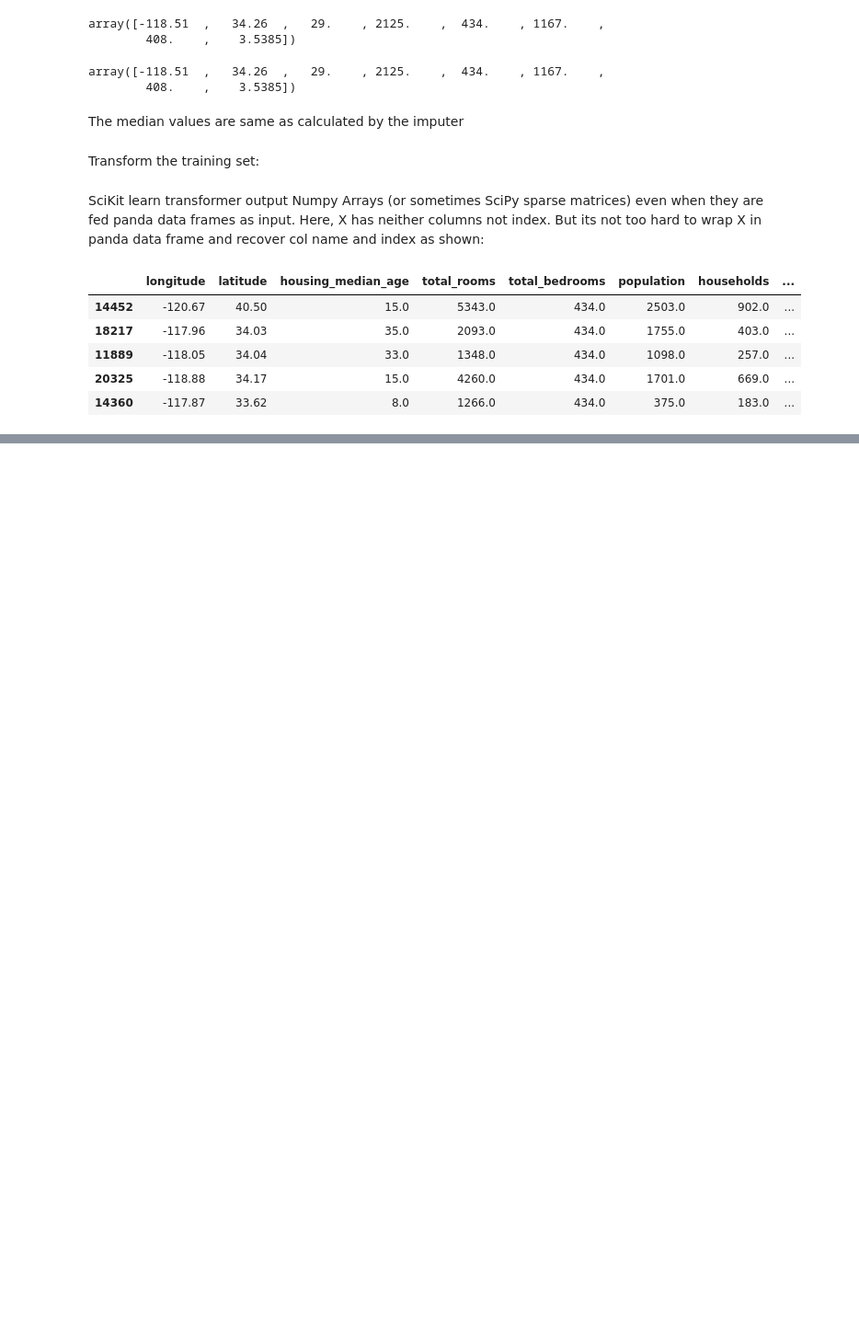
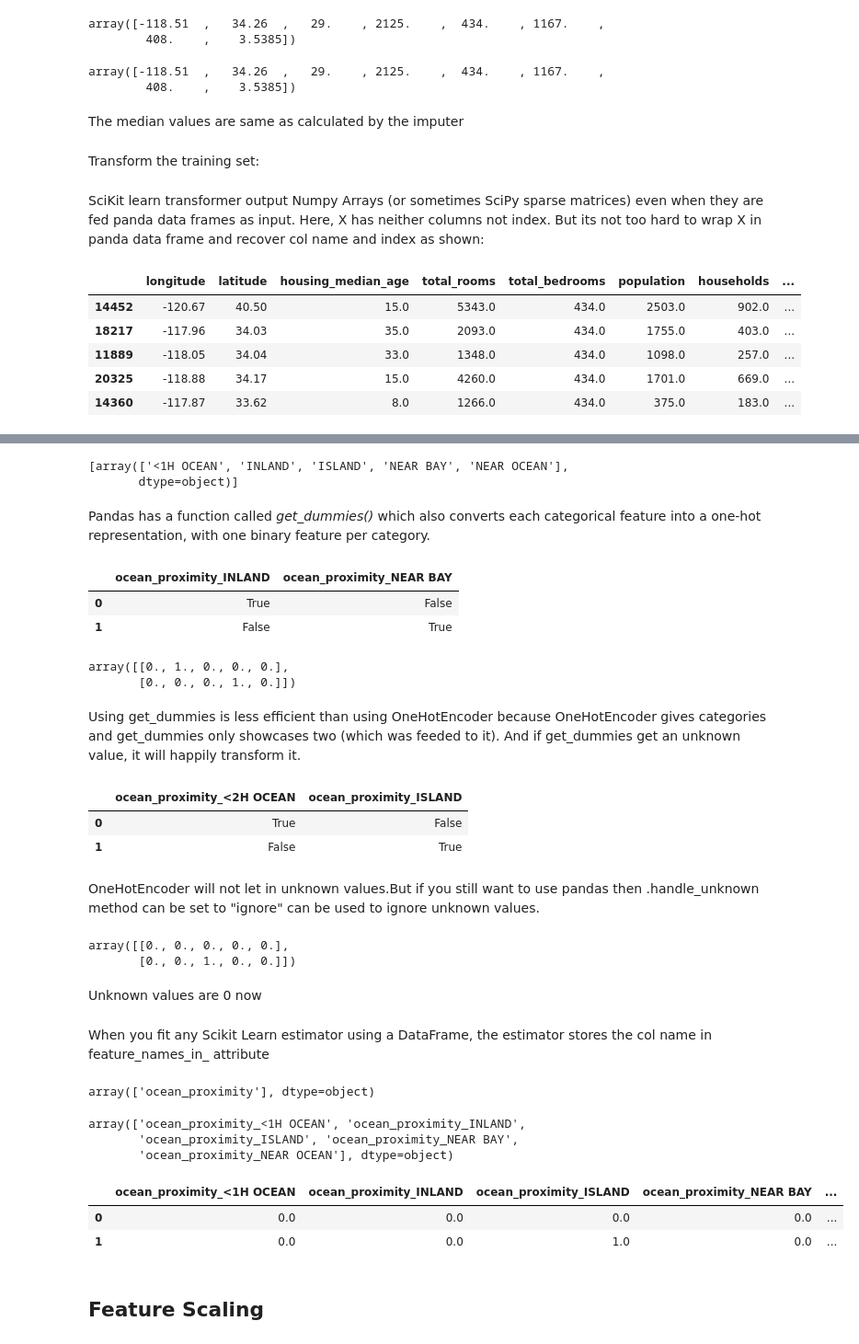
Before and after one commit to sonalsinghk/HandsOnML, a Jupyter notebook: 2_end_to_end_ml_sonal.ipynb, the cells around one changed output, grey strips where cells are left out. Shown at 92% size. Drawn from its saved outputs; the diff is of its cells as text; code cells hidden in the pictures; blank space fills up the shorter version.

```diff
--- a/2_end_to_end_ml_sonal.ipynb
+++ b/2_end_to_end_ml_sonal.ipynb
@@ -521,0 +600,5 @@ housing_tr.loc[null_row_idx].head()
+# %%
+cat_encoder = OneHotEncoder(sparse_output=False)
+
+housing_cat_1hot = cat_encoder.fit_transform(housing_cat)
+housing_cat_1hot
@@ -521,0 +613,62 @@ housing_tr.loc[null_row_idx].head()
+# %%
+cat_encoder.categories_
+# %% [output]
+[array(['<1H OCEAN', 'INLAND', 'ISLAND', 'NEAR BAY', 'NEAR OCEAN'],
+       dtype=object)]
+# %% [markdown]
+Pandas has a function called *get_dummies()* which also converts each categorical feature into a one-hot representation, with one binary feature per category.
+# %%
+df_test = pd.DataFrame({"ocean_proximity":["INLAND","NEAR BAY"]})
+pd.get_dummies(df_test)
+# %% [output]
+|  | ocean_proximity_INLAND | ocean_proximity_NEAR BAY |
+| 0 | True | False |
+| 1 | False | True |
+# %%
+cat_encoder.transform(df_test)
+# %% [output]
+array([[0., 1., 0., 0., 0.],
+       [0., 0., 0., 1., 0.]])
+# %% [markdown]
+Using get_dummies is less efficient than using OneHotEncoder because OneHotEncoder gives categories and get_dummies only showcases two (which was feeded to it). And if get_dummies get an unknown value, it will happily transform it.
+# %%
+df_test_unknown = pd.DataFrame({"ocean_proximity":["<2H OCEAN","ISLAND"]})
+pd.get_dummies(df_test_unknown)
+# %% [output]
+|  | ocean_proximity_<2H OCEAN | ocean_proximity_ISLAND |
+| 0 | True | False |
+| 1 | False | True |
+# %% [markdown]
+OneHotEncoder will not let in unknown values.But if you still want to use pandas then .handle_unknown method can be set to "ignore" can be used to ignore unknown values.
+# %%
+cat_encoder.handle_unknown = "ignore"
+cat_encoder.transform(df_test_unknown)
+# %% [output]
+array([[0., 0., 0., 0., 0.],
+       [0., 0., 1., 0., 0.]])
+# %% [markdown]
+Unknown values are 0 now
+# %% [markdown]
+When you fit any Scikit Learn estimator using a DataFrame, the estimator stores the col name in feature_names_in_ attribute
+# %%
+cat_encoder.feature_names_in_
+# %% [output]
+array(['ocean_proximity'], dtype=object)
+# %%
+cat_encoder.get_feature_names_out()
+# %% [output]
+array(['ocean_proximity_<1H OCEAN', 'ocean_proximity_INLAND',
+       'ocean_proximity_ISLAND', 'ocean_proximity_NEAR BAY',
+       'ocean_proximity_NEAR OCEAN'], dtype=object)
+# %%
+df_output = pd.DataFrame(cat_encoder.transform(df_test_unknown),
+                         columns = cat_encoder.get_feature_names_out(),
+                         index = df_test_unknown.index)
+# %%
+df_output
+# %% [output]
+|  | ocean_proximity_<1H OCEAN | ocean_proximity_INLAND | ocean_proximity_ISLAND | ocean_proximity_NEAR BAY | ... |
+| 0 | 0.0 | 0.0 | 0.0 | 0.0 | ... |
+| 1 | 0.0 | 0.0 | 1.0 | 0.0 | ... |
+# %% [markdown]
+## Feature Scaling
```
Also changed, not shown: parts of 19 cells of this notebook.
